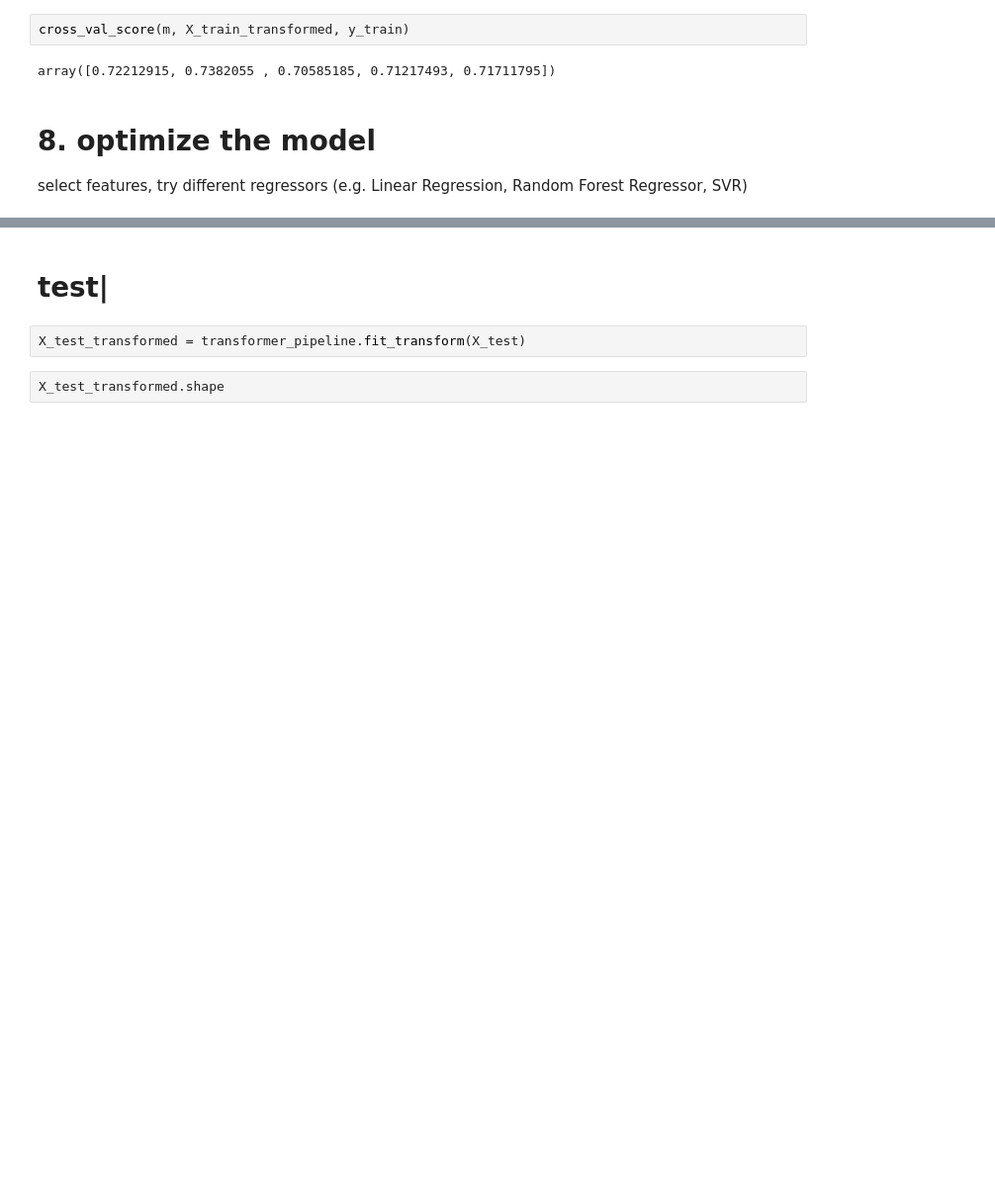
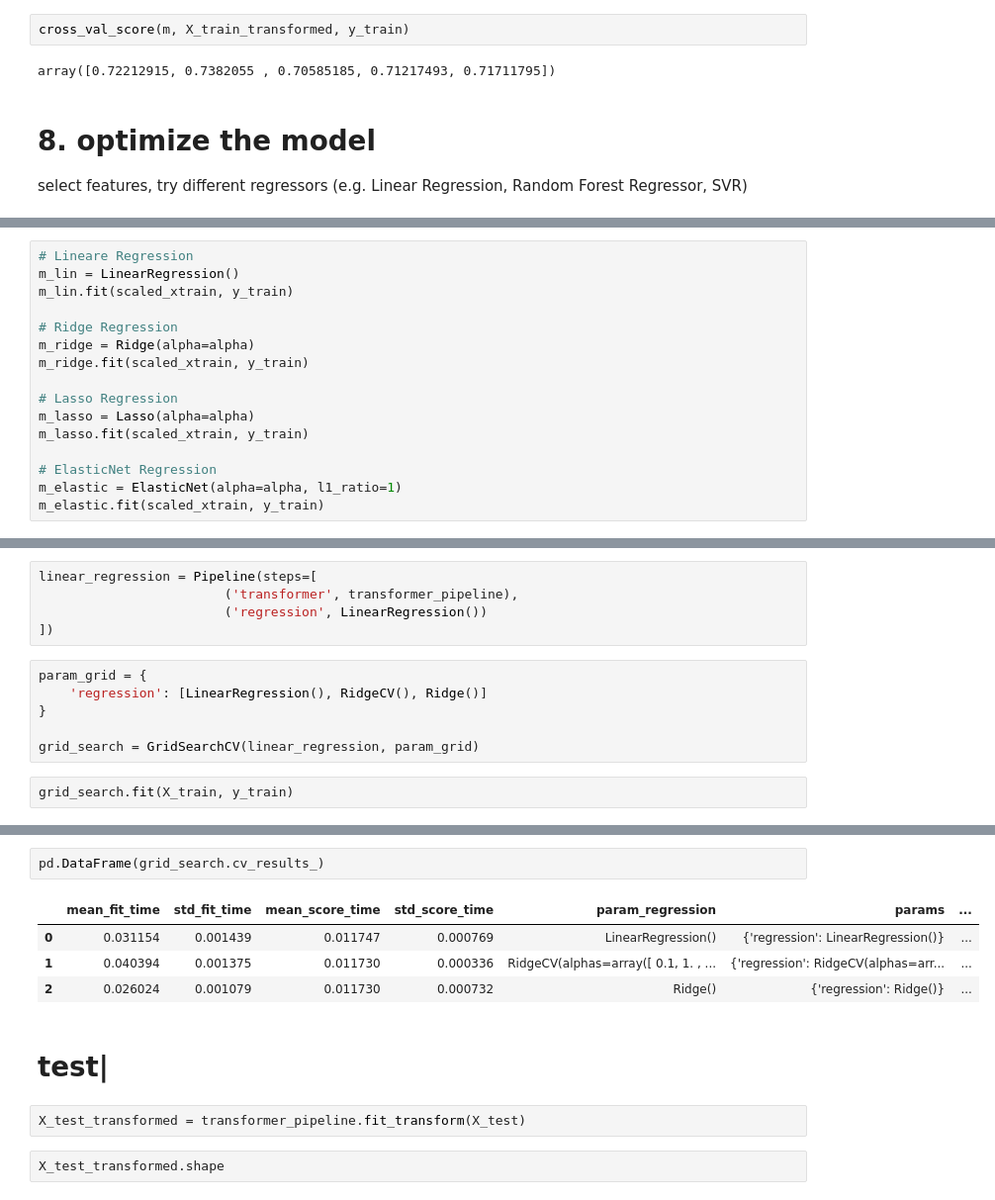
Before and after one commit to brauliotegui/SPICED, a Jupyter notebook: Week_03/Project_CapitalBikeShare_Regression.ipynb, the cells around one changed output, grey strips where cells are left out. Shown: that part at 99% size. Cells and saved outputs as stored; diff of their text form; blank space fills up the shorter version.

```diff
--- a/Week_03/Project_CapitalBikeShare_Regression.ipynb
+++ b/Week_03/Project_CapitalBikeShare_Regression.ipynb
@@ -523,0 +483,16 @@ select features, try different regressors (e.g. Linear Regression, Random Forest
+# %%
+# Lineare Regression
+m_lin = LinearRegression()
+m_lin.fit(scaled_xtrain, y_train)
+
+# Ridge Regression
+m_ridge = Ridge(alpha=alpha)
+m_ridge.fit(scaled_xtrain, y_train)
+
+# Lasso Regression
+m_lasso = Lasso(alpha=alpha)
+m_lasso.fit(scaled_xtrain, y_train)
+
+# ElasticNet Regression
+m_elastic = ElasticNet(alpha=alpha, l1_ratio=1)
+m_elastic.fit(scaled_xtrain, y_train)
@@ -523,0 +510,13 @@ select features, try different regressors (e.g. Linear Regression, Random Forest
+# %%
+linear_regression = Pipeline(steps=[
+                        ('transformer', transformer_pipeline),
+                        ('regression', LinearRegression())
+])
+# %%
+param_grid = {
+    'regression': [LinearRegression(), RidgeCV(), Ridge()]
+}
+
+grid_search = GridSearchCV(linear_regression, param_grid)
+# %%
+grid_search.fit(X_train, y_train)
@@ -524,3 +541,10 @@ select features, try different regressors (e.g. Linear Regression, Random Forest
+# %%
+pd.DataFrame(grid_search.cv_results_)
+# %% [output]
+|  | mean_fit_time | std_fit_time | mean_score_time | std_score_time | param_regression | params | ... |
+| 0 | 0.031154 | 0.001439 | 0.011747 | 0.000769 | LinearRegression() | {'regression': LinearRegression()} | ... |
+| 1 | 0.040394 | 0.001375 | 0.011730 | 0.000336 | RidgeCV(alphas=array([ 0.1, 1. , ... | {'regression': RidgeCV(alphas=arr... | ... |
+| 2 | 0.026024 | 0.001079 | 0.011730 | 0.000732 | Ridge() | {'regression': Ridge()} | ... |
 # %% [markdown]
 # test|
 # %%
```
Also changed, not shown: parts of 23 cells of this notebook.
